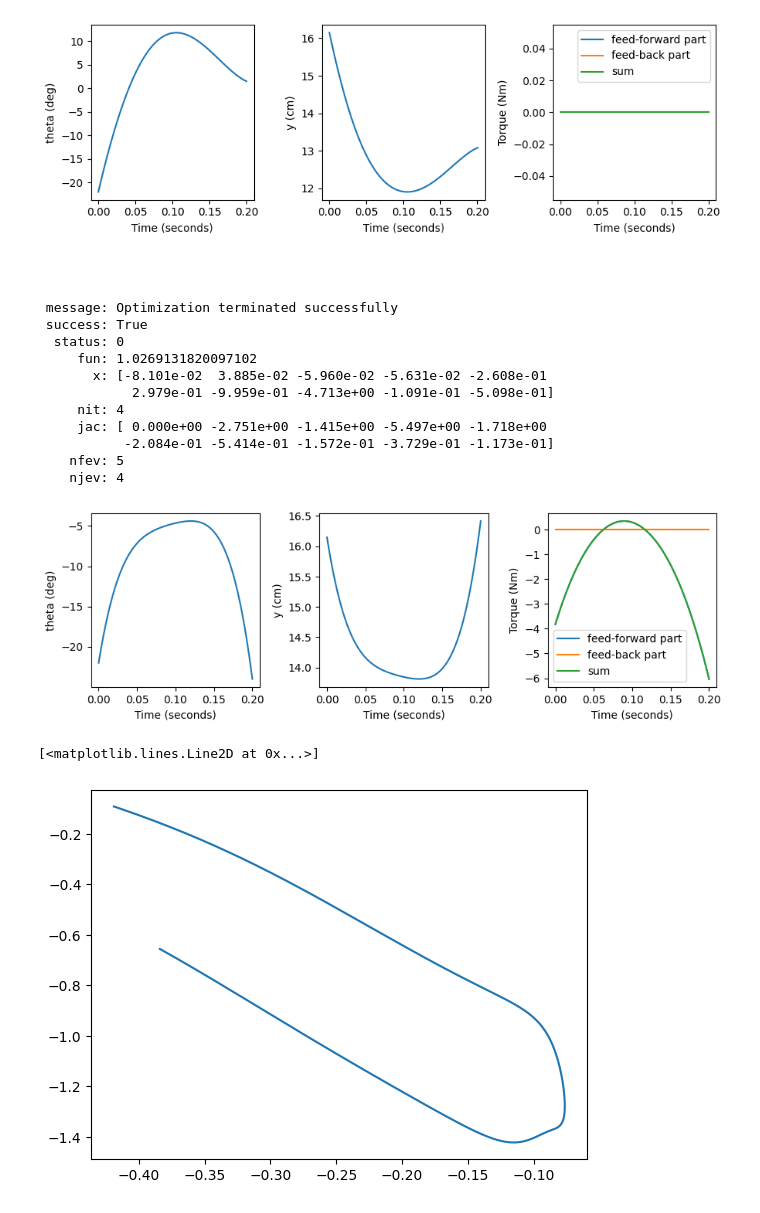
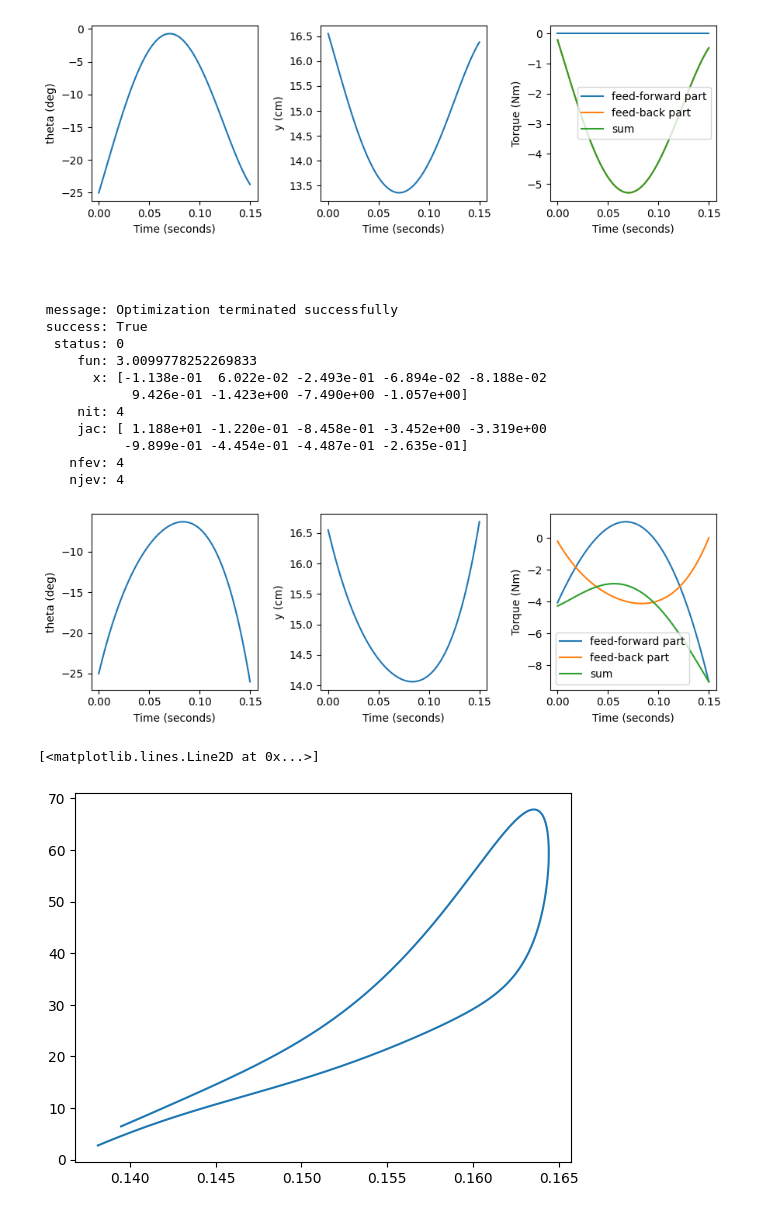
Before and after one commit to JGSuw/hsa_hopper_control, a Jupyter notebook: notebooks/hop_optimal_controller.ipynb, the cells around one changed output. Saved outputs shown, nothing was run; the diff lists cells and outputs as text; code cells hidden in the pictures.

```diff
--- a/notebooks/hop_optimal_controller.ipynb
+++ b/notebooks/hop_optimal_controller.ipynb
@@ -75,31 +75,31 @@ with open('../data/hsa_identification/hsa_model.yaml','r') as f:
     potential_attributes = yaml.load(f,yaml.Loader)
 potential = HSAPotential.make_from_dict(potential_attributes)
 
-# coming up with a y coordinate mapping to test this strategy
 L1 = .07
 L2 = .15
 kin_params = KinematicParameters(L1,L2,.3,-.005)
-td_degrees = -22
-lo_degrees = td_degrees - 2
+td_degrees = -25
+lo_degrees = td_degrees - 1
 theta1 = theta_td = td_degrees*np.pi/180    # touchdown angle
 thetaN = theta_lo = lo_degrees*np.pi/180    # liftoff angle
-tf = .2
+tf = .15
 dynamics_params = hsa_hopper.dynamics.DynamicsParameters(
-    m=1.3,
-    J=5.5e-3,
-    bx=3.6e-2,
-    # bx = 3.59e-2,
+    m=2.3,
+    # J=4.49e-3,
+    # bx=3.29e-2,
+    J=5e-3,
+    bx=1e-1,
     by=0.,
-    # Kx=3.,
-    Kx=0,
+    Kx=12.,
+    # Kx=0,
     x0=theta_lo,
     kinematics=kin_params,
-    hsa_potential=potential,
-    # hsa_potential=None,
-    psi=-45
+    # hsa_potential=potential,
+    hsa_potential=None,
+    psi=90
 )
 
-# now for some boundary conditions
+# boundary conditions
 y = lambda x: forward_kinematics(kin_params,x)[0]
 dy = lambda x: forward_kinematics(kin_params,x,jacobian=True)[1][0]
 d2y = lambda x: forward_kinematics(kin_params,x,jacian=True,hessian=True)[2][0]
@@ -108,7 +108,7 @@ y1 = y(theta_td)
 yN = y(theta_lo)
 print(y1)
 print(yN)
-ydot1 = -.8
+ydot1 = -.7
 ydotN = 1.
 
 from scipy.optimize import root_scalar
@@ -149,7 +149,7 @@ plt.plot(t,x[0,:]*180/np.pi)
 # %%
 # import math
 import hsa_hopper.collocation
-collo_params = hsa_hopper.collocation.CollocationParameters(1,5,5,0,tf)
+collo_params = hsa_hopper.collocation.CollocationParameters(1,5,4,0,tf)
 u = np.zeros(x.shape[1])
 x_interp, u_interp = hsa_hopper.collocation.fit_interpolation(x[0,:],u,t,collo_params)
 # %%
@@ -185,7 +185,7 @@ def make_interp_figure(x_interp, u_interp, dynamics_params):
 
 make_interp_figure(x_interp,u_interp,dynamics_params)
 # %% [output]
-[figure, old version]
+[figure, new version]
 # %% [markdown]
 #
 # %%
@@ -196,16 +196,17 @@ z = np.hstack([x_interp.mat.flatten(),u_interp.mat.flatten()])
 bvp = hsa_hopper.collocation.HopBVP(
     [theta1,thetadot1],
     [thetaN,thetadotN],
-    [-50*np.pi/180,-10],
-    [25*np.pi/180,10],
+    [-50*np.pi/180,-20],
+    [15*np.pi/180,20],
     dynamics_params,
     collo_params
 )
 result = bvp.optimize(z, options = {
     'ftol': 1e-3,
-    'maxiter': 25,
+    'maxiter': 200,
     'eps': 1e-4,
-})
+},
+regeneration=False)
 print(result)
 
 x_interp = hsa_hopper.collocation.PiecewiseInterpolation(bvp.c_mat,collo_params.tk)
@@ -215,34 +216,34 @@ make_interp_figure(x_interp, u_interp,dynamics_params)
  message: Optimization terminated successfully
  success: True
   status: 0
-     fun: 1.0269131820097102
-       x: [-8.101e-02  3.885e-02 -5.960e-02 -5.631e-02 -2.608e-01
-            2.979e-01 -9.959e-01 -4.713e+00 -1.091e-01 -5.098e-01]
+     fun: 3.0099778252269833
+       x: [-1.138e-01  6.022e-02 -2.493e-01 -6.894e-02 -8.188e-02
+            9.426e-01 -1.423e+00 -7.490e+00 -1.057e+00]
      nit: 4
-     jac: [ 0.000e+00 -2.751e+00 -1.415e+00 -5.497e+00 -1.718e+00
-           -2.084e-01 -5.414e-01 -1.572e-01 -3.729e-01 -1.173e-01]
-    nfev: 5
+     jac: [ 1.188e+01 -1.220e-01 -8.458e-01 -3.452e+00 -3.319e+00
+           -9.899e-01 -4.454e-01 -4.487e-01 -2.635e-01]
+    nfev: 4
     njev: 4
-[figure, old version]
+[figure, new version]
 # %%
 psi = dynamics_params.psi
 t = np.linspace(0,tf,1000)
 x = np.array([x_interp.evaluate(_t) for _t in t])
 xdot = np.array([x_interp.evaluate(_t,ord=1) for _t in t])
 l = np.array([forward_kinematics(kin_params,_x)[1] for _x in x])
 dl = np.array([forward_kinematics(kin_params,_x,jacobian=True)[1][1] for _x in x])
 u_ff = np.array([u_interp.evaluate(_t) for _t in t])
 ldot = dl*xdot
 hsa_force = np.array([potential.dV(l[i],psi,ldot[i]) for i in range(len(t))])
 hsa_torque = np.array([-dl[i]*hsa_force[i] for i in range(len(l))])
 # plt.plot(t,hsa_force)
 # plt.plot(t,hsa_torque)
-# plt.plot(l,hsa_force)
-plt.plot(x,hsa_torque)
+plt.plot(l,hsa_force)
+# plt.plot(x,hsa_torque)
 # plt.plot(t,dl)
 # %% [output]
 [<matplotlib.lines.Line2D at 0x...>]
-[figure, old version]
+[figure, new version]
 # %%
 # estimate how much power is dissipated in the HSA
 work_in = np.trapz(hsa_force[:len(l)//2],x=l[:len(l)//2])
```
Also changed, not shown: parts of 5 cells of this notebook, 2 other files.
